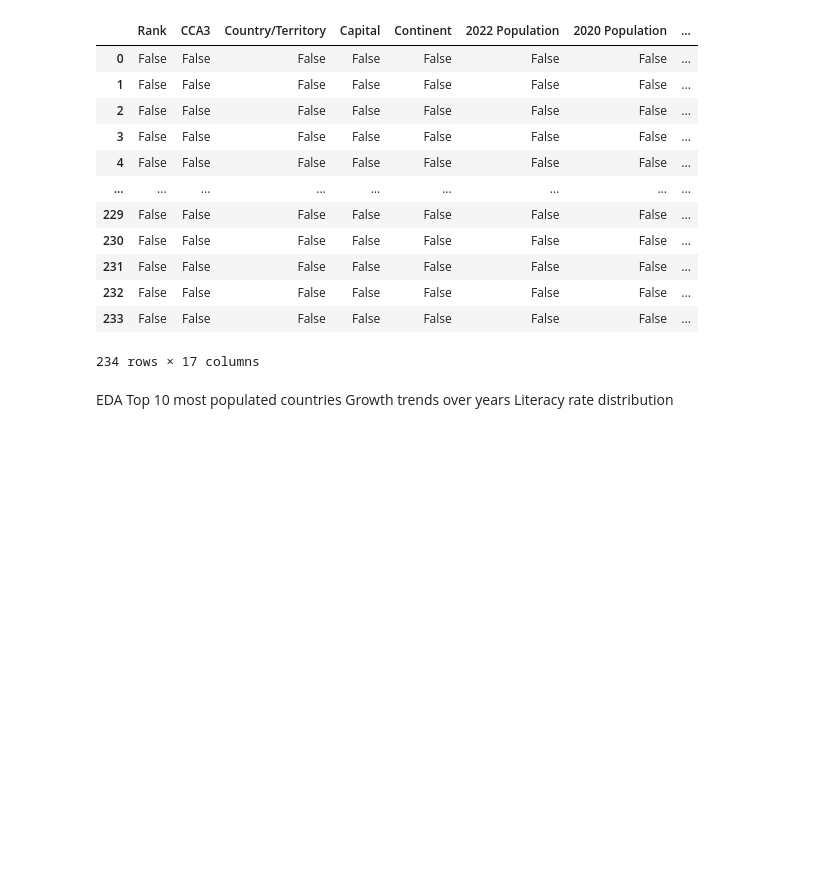
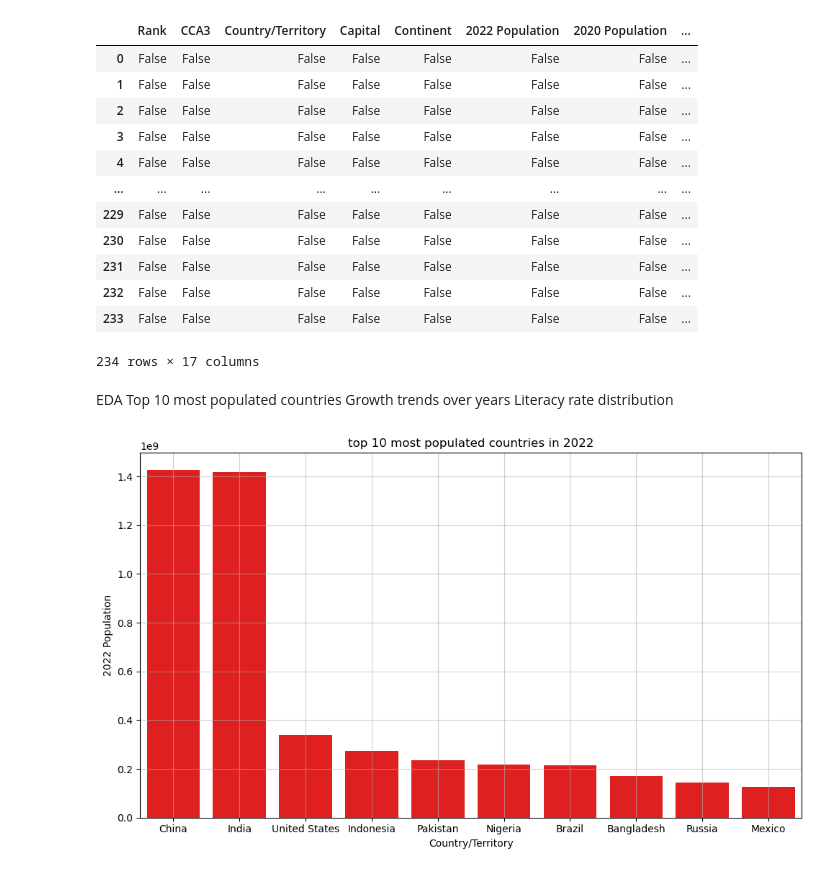
Before and after one commit to jyotiprakash20/DS_Projects, a Jupyter notebook: World_population/population.ipynb, the cells around one changed output. Drawn from its saved outputs; the diff is of its cells as text; code cells hidden in the pictures; blank space fills up the shorter version.

Commit message:
Modified Population data

```diff
--- a/World_population/population.ipynb
+++ b/World_population/population.ipynb
@@ -59,9 +59,13 @@ Top 10 most populated countries
 Growth trends over years
 Literacy rate distribution
 # %%
+#Top 10 most populated countries
 top10_populated= df.sort_values(by= '2022 Population', ascending=False).head(10)
 plt.figure(figsize=(10,6))
-sns.barplot(x='Country/Teritory', y='2022 Population', data=top10_populated, color='red')
+sns.barplot(x='Country/Territory', y='2022 Population', data=top10_populated, color='red')
 plt.title('top 10 most populated countries in 2022')
 plt.tight_layout()
+plt.grid(True, alpha=0.6)
 plt.show()
+# %% [output]
+[figure, added]
```
Also changed, not shown: parts of 5 cells of this notebook.
